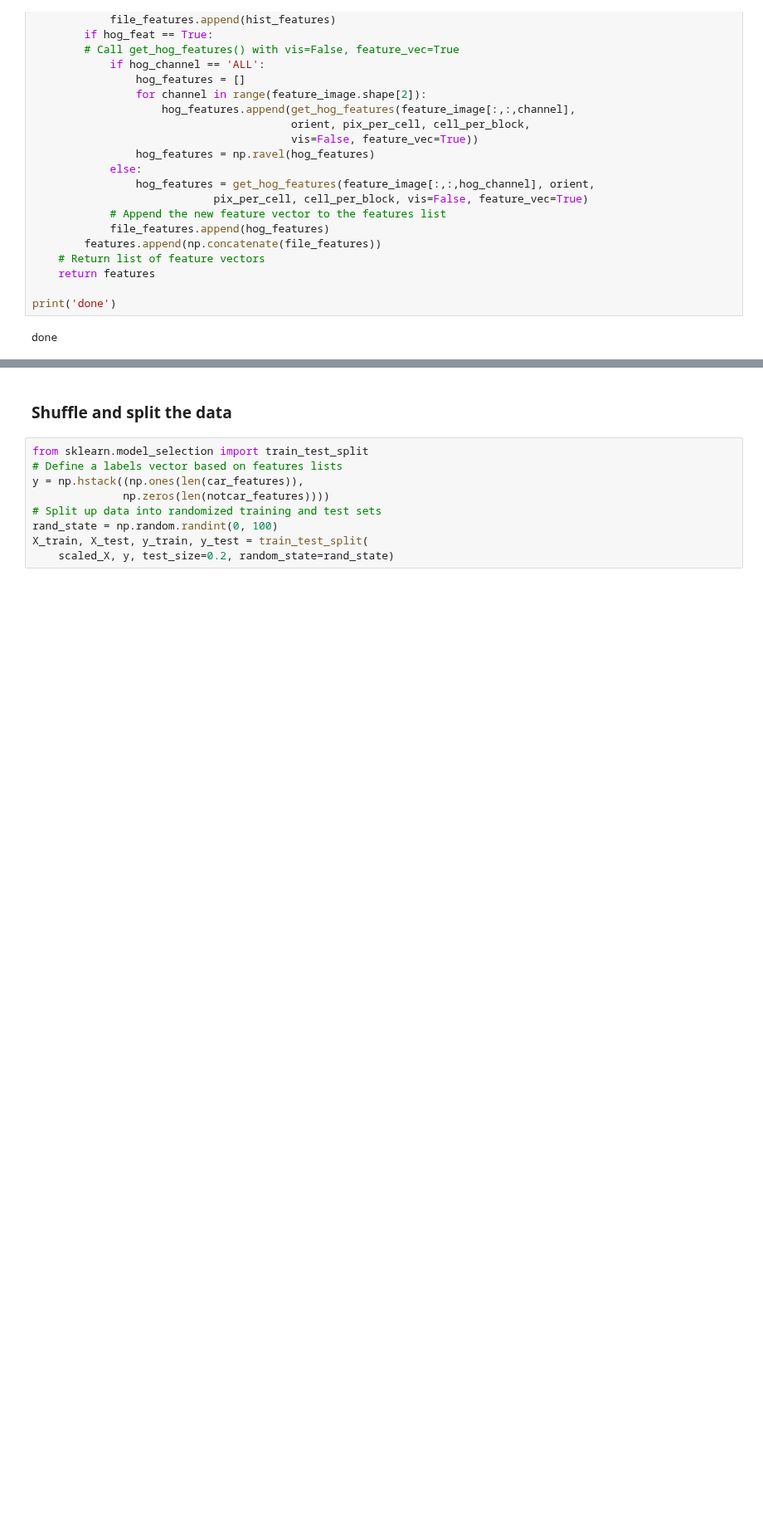
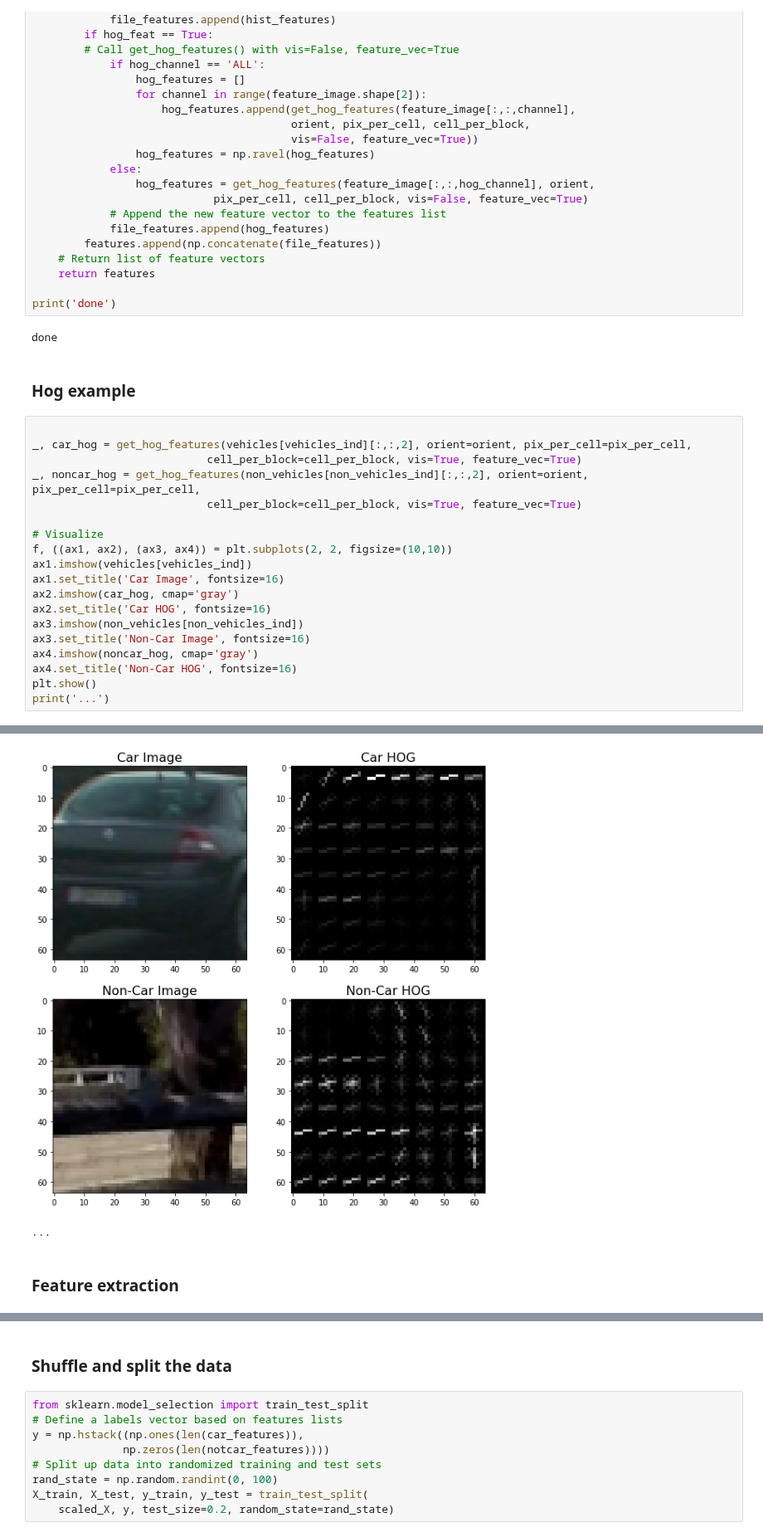
Before and after one commit to TDorau/self-driving-car-nanodegree, a Jupyter notebook: 5-vehicle-detection-and-tracking/Vehicle-Detection-and-Tracking.ipynb, the cells around one changed output, grey strips where cells are left out. Shown at 83% size. Cells and saved outputs as stored; diff of their text form; blank space fills up the shorter version.

```diff
--- a/5-vehicle-detection-and-tracking/Vehicle-Detection-and-Tracking.ipynb
+++ b/5-vehicle-detection-and-tracking/Vehicle-Detection-and-Tracking.ipynb
@@ -299,3 +304,25 @@ def extract_features(imgs, color_space='RGB', spatial_size=(32, 32),
 print('done')
 # %% [output]
 done
+# %% [markdown]
+### Hog example
+# %%
+
+_, car_hog = get_hog_features(vehicles[vehicles_ind][:,:,2], orient=orient, pix_per_cell=pix_per_cell,
+                           cell_per_block=cell_per_block, vis=True, feature_vec=True)
+_, noncar_hog = get_hog_features(non_vehicles[non_vehicles_ind][:,:,2], orient=orient, pix_per_cell=pix_per_cell,
+                           cell_per_block=cell_per_block, vis=True, feature_vec=True)
+
+# Visualize
+f, ((ax1, ax2), (ax3, ax4)) = plt.subplots(2, 2, figsize=(10,10))
+ax1.imshow(vehicles[vehicles_ind])
+ax1.set_title('Car Image', fontsize=16)
+ax2.imshow(car_hog, cmap='gray')
+ax2.set_title('Car HOG', fontsize=16)
+ax3.imshow(non_vehicles[non_vehicles_ind])
+ax3.set_title('Non-Car Image', fontsize=16)
+ax4.imshow(noncar_hog, cmap='gray')
+ax4.set_title('Non-Car HOG', fontsize=16)
+plt.show()
+print('...')
+# %% [output]
@@ -302,3 +331,7 @@ done
+[figure, added]
+...
+# %% [markdown]
+### Feature extraction
 # %%
 car_features = extract_features(cars, color_space=color_space, orient=orient,
                         pix_per_cell=pix_per_cell, cell_per_block=cell_per_block,
```
Also changed, not shown: parts of 17 cells of this notebook, 9 other files.
